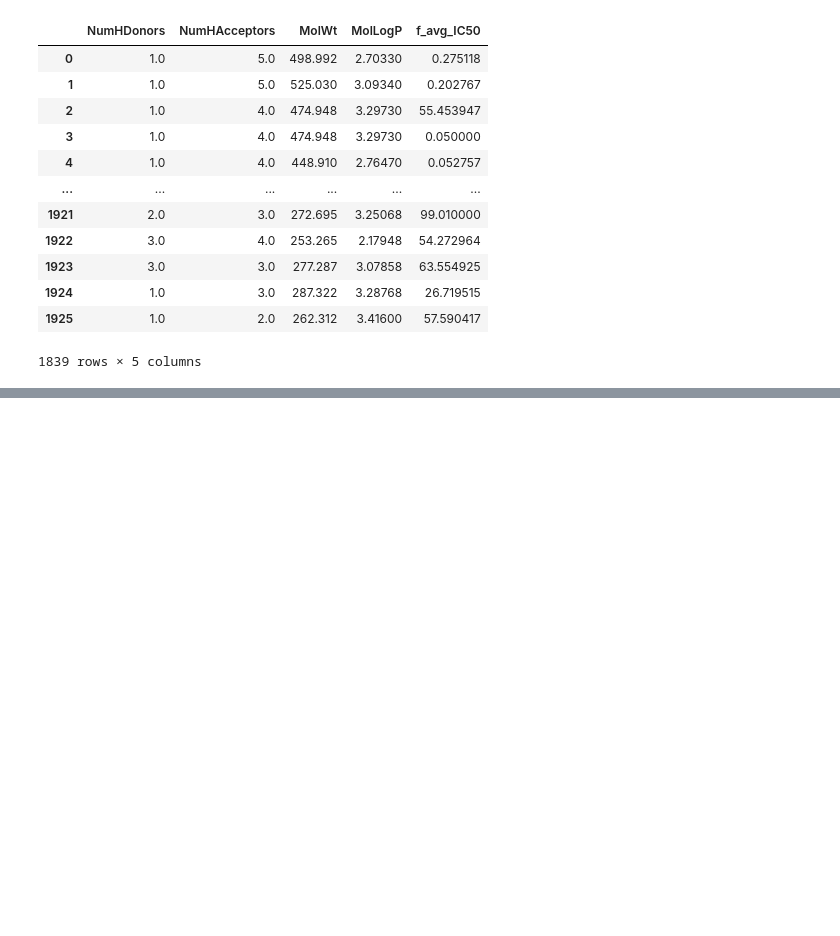
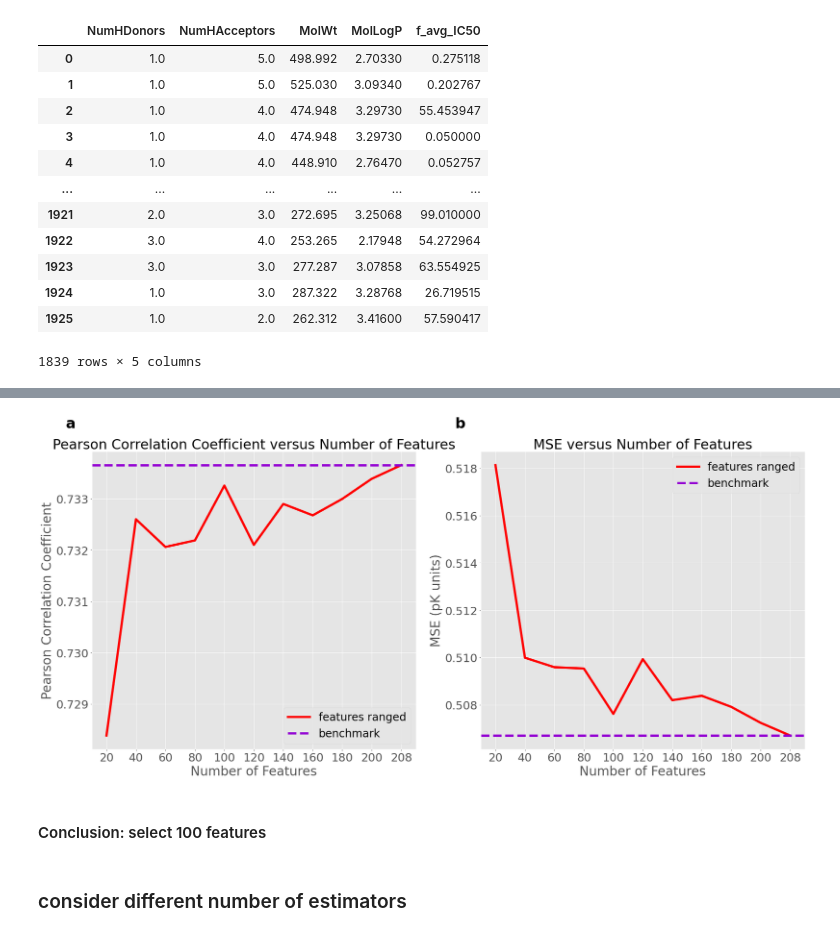
Before and after one commit to jiayuanz3/binding_affinity, a Jupyter notebook: binding affinity prediction.ipynb, the cells around one changed output, grey strips where cells are left out. Drawn from its saved outputs; the diff is of its cells as text; code cells hidden in the pictures; blank space fills up the shorter version.

```diff
--- a/binding affinity prediction.ipynb
+++ b/binding affinity prediction.ipynb
@@ -211,0 +319,6 @@ plt.plot(all_five['f_avg_IC50']) #1413
+# %%
+ligand_feature_df['pIC50'] = pIC50
+# %%
+X_train, X_test, y_train, y_test = train_test_split(ligand_feature_df.iloc[:, 1:209],
+                                                    ligand_feature_df['pIC50'],
+                                                    test_size=0.33, random_state=42)
@@ -211,0 +366,13 @@ plt.plot(all_five['f_avg_IC50']) #1413
+# %%
+def select_mutual(features, binding_affinity, num_features):
+
+    selector = SelectKBest(mutual_info_regression, k = num_features)
+    selector.fit(features, binding_affinity)
+
+    # Get best features(columns) to keep
+    cols = selector.get_support(indices = True)
+
+    return (cols, selector.scores_)
+# %%
+num_features_list = list(range(20, 208, 20)) + [208]
+num_features_list
@@ -211,0 +417,50 @@ plt.plot(all_five['f_avg_IC50']) #1413
+# %%
+#plt.figure(figsize=(28,12))
+fig, (ax1, ax2) = plt.subplots(1,2,figsize=(28,12))
+
+# plot for Pearson correlation coefficient
+plt.subplot(1,2,1)
+# select best k features
+plt.plot(range(11), rf_num_features_pearson_dict.values(), color = 'red', linewidth=5, label = 'features ranged')
+# benchmark
+plt.axhline(y = np.mean(pearsonr_benchmark), color='darkviolet', linestyle='--', linewidth=5,
+            label = 'benchmark')
+
+
+plt.legend(fontsize=24)
+plt.xticks(range(11), num_features_list)
+plt.title(f'Pearson Correlation Coefficient versus Number of Features', fontsize = 30)
+plt.xlabel(f'Number of Features', fontsize = 28)
+plt.ylabel('Pearson Correlation Coefficient', fontsize = 28)
+plt.xticks(fontsize = 25)
+plt.yticks(fontsize = 25)
+
+# plot for MSE
+plt.subplot(1,2,2)
+# select best k features
+plt.plot(range(11), rf_num_features_mse_dict.values(), color = 'red', linewidth=5, label = 'features ranged')
+# benchmark
+plt.axhline(y = np.mean(mse_benchmark), color='darkviolet', linestyle='--', linewidth=5,
+            label = 'benchmark')
+
+plt.legend(fontsize=24)
+plt.xticks(range(11), num_features_list)
+plt.title(f'MSE versus Number of Features', fontsize = 30)
+plt.xlabel(f'Number of Features', fontsize = 28)
+plt.ylabel('MSE (pK units)', fontsize = 28)
+plt.xticks(fontsize = 25)
+plt.yticks(fontsize = 25)
+
+
+for ax, annotation in zip((ax1,ax2), ['a', 'b']):
+    ax.text(-0.08, 1.08, annotation, transform=ax.transAxes, size=32, weight='bold')
+
+# save figure
+#plt.savefig('../Figure/Problem1.png', dpi = 300, bbox_inches='tight', facecolor='w')
+#plt.show()
+# %% [output]
+[figure, added]
+# %% [markdown]
+#### Conclusion: select 100 features
+# %% [markdown]
+### consider different number of estimators
```
Also changed, not shown: parts of 59 cells of this notebook.
